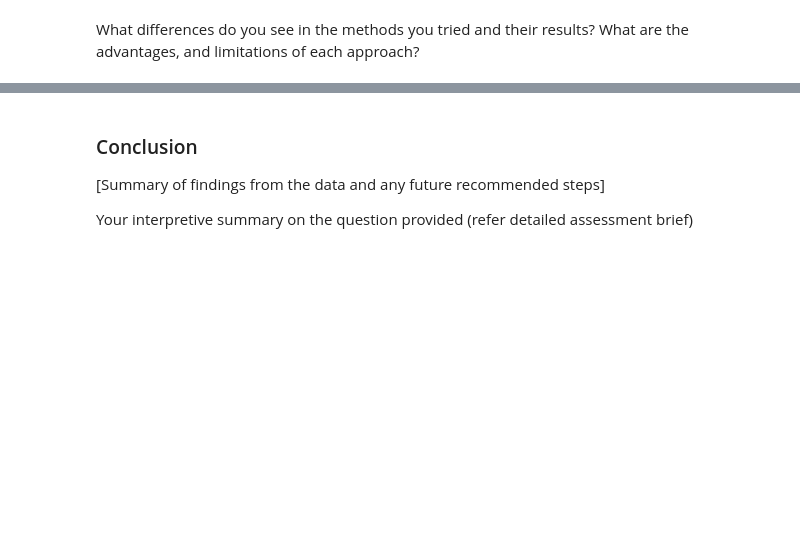
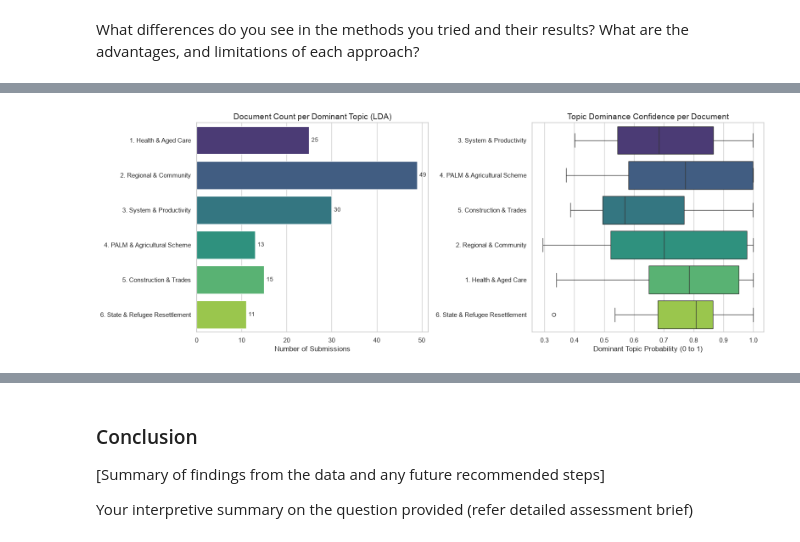
Before and after one commit to diegofzunigacubides-1-dev/text_analysis, a Jupyter notebook: notebooks/ANLP_AT1_final _proyect.ipynb, the cells around one changed output, grey strips where cells are left out. Saved outputs shown, nothing was run; the diff lists cells and outputs as text; code cells hidden in the pictures; blank space fills up the shorter version.

```diff
--- a/notebooks/ANLP_AT1_final _proyect.ipynb
+++ b/notebooks/ANLP_AT1_final _proyect.ipynb
@@ -436,0 +814,86 @@ What differences do you see in the methods you tried and their results? What are
+# %%
+import pandas as pd
+import numpy as np
+import matplotlib.pyplot as plt
+import seaborn as sns
+
+# --- 1. ASSIGN DOMINANT TOPIC TO EACH DOCUMENT ---
+def get_dominant_topic_data(lda_model, corpus):
+    dominant_topics = []
+    topic_probs = []
+    for doc_bow in corpus:
+        topics = lda_model.get_document_topics(doc_bow)
+        topics.sort(key=lambda x: x[1], reverse=True)
+        dominant_topics.append(topics[0][0] + 1) # Topic ID 1 to 6
+        topic_probs.append(topics[0][1])          # Contribution percentage
+    return dominant_topics, topic_probs
+
+df['lda_dominant_topic'], df['lda_topic_probability'] = get_dominant_topic_data(best_lda_model, corpus)
+
+# Mapping names for readable plots
+topic_names = {
+    1: "1. Health & Aged Care",
+    2: "2. Regional & Community",
+    3: "3. System & Productivity",
+    4: "4. PALM & Agricultural Scheme",
+    5: "5. Construction & Trades",
+    6: "6. State & Refugee Resettlement"
+}
+df['lda_topic_name'] = df['lda_dominant_topic'].map(topic_names)
+
+
+# --- 2. STATIC PLOTS: TOPIC DISTRIBUTION & KEYWORDS MAP ---
+sns.set_theme(style="whitegrid")
+fig, axes = plt.subplots(1, 2, figsize=(16, 6))
+
+# Plot 1: Document Count per Topic
+topic_counts = df['lda_topic_name'].value_counts().reset_index()
+topic_counts.columns = ['Topic', 'Count']
+topic_counts = topic_counts.sort_values(by='Topic')
+
+sns.barplot(
+    data=topic_counts,
+    x='Count',
+    y='Topic',
+    hue='Topic',
+    ax=axes[0],
+    palette='viridis',
+    legend=False
+)
+axes[0].set_title('Document Count per Dominant Topic (LDA)', fontsize=14)
+axes[0].set_xlabel('Number of Submissions')
+axes[0].set_ylabel('')
+
+# Add value labels to bars
+for p in axes[0].patches:
+    width = p.get_width()
+    axes[0].annotate(f'{int(width)}', (width + 0.5, p.get_y() + p.get_height() / 2.),
+                     ha='left', va='center', fontsize=10)
+
+# Plot 2: Topic Probabilities Distribution
+sns.boxplot(
+    data=df,
+    x='lda_topic_probability',
+    y='lda_topic_name',
+    hue='lda_topic_name',
+    ax=axes[1],
+    palette='viridis',
+    legend=False
+)
+axes[1].set_title('Topic Dominance Confidence per Document', fontsize=14)
+axes[1].set_xlabel('Dominant Topic Probability (0 to 1)')
+axes[1].set_ylabel('')
+
+plt.tight_layout()
+plt.show()
+
+
+# --- 3. SAVE FINAL DATASET ---
+final_csv_path = PROCESSED_DATA_PATH / "submissions_final_analysis.csv"
+df.to_csv(final_csv_path, index=False)
+
+print(f"\n=== FINAL SUMMARY ===")
+print(f"Total Submissions Analyzed: {len(df)}")
+print(f"Final dataset saved successfully at:\n{final_csv_path}")
+# %% [output]
+[figure, added]
```
Also changed, not shown: parts of 7 cells of this notebook, 2 other files.
